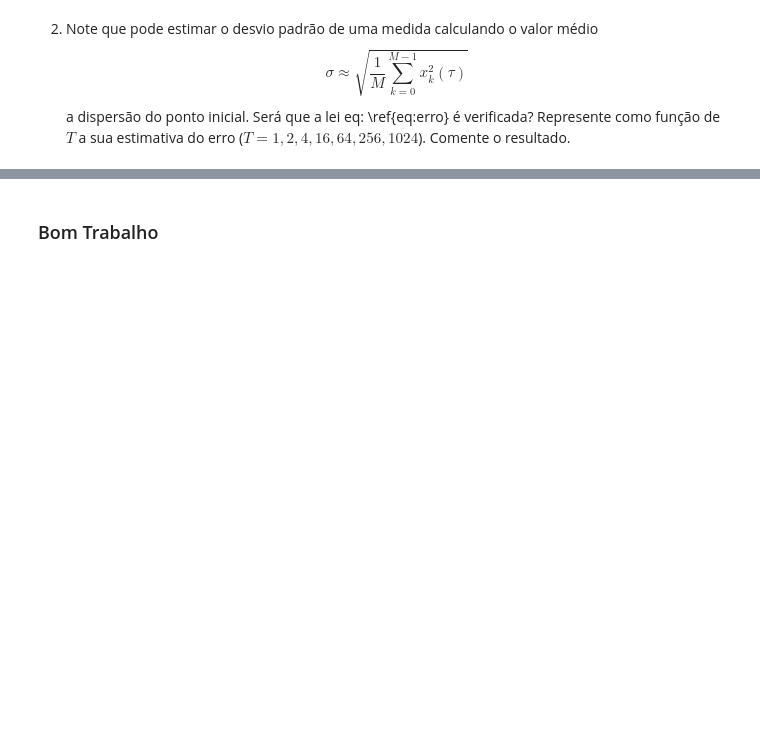
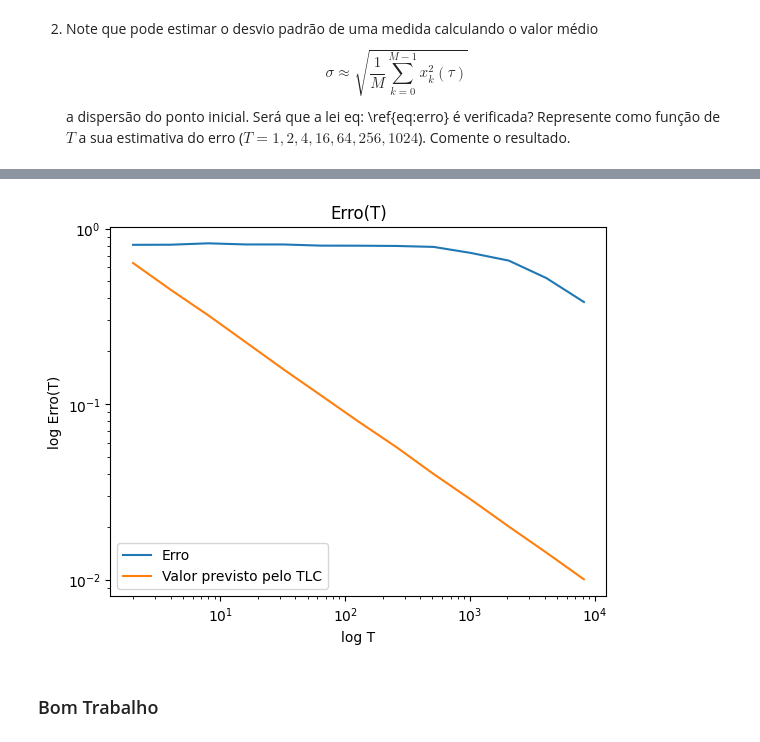
Before and after one commit to guilhermebaos/Aulas-Uni, a Jupyter notebook: Física Estatística/TPC2/TPC2.ipynb, the cells around one changed output, grey strips where cells are left out. Cells and saved outputs as stored; diff of their text form; code cells hidden in the pictures; blank space fills up the shorter version.

```diff
--- a/Física Estatística/TPC2/TPC2.ipynb
+++ b/Física Estatística/TPC2/TPC2.ipynb
@@ -903,4 +1071,42 @@ Responda Aqui
 # %%
-# Responda Aqui
+# NOTA: É necessário executar a célula anterior imediatamente antes desta, estamos a usar alguns dos seus resultados!
+
+TT = 2**np.arange(1, 14)
+
+ee = np.zeros(len(TT))
+ss = np.zeros(len(TT))
+oo = np.zeros(len(TT))
+for i, T in enumerate(TT):
+    # Tempo total para executar a simulação
+    ttotal = tau + T
+
+    # Simular M passeios
+    pp = passeio1d(V21, beta21, delta21, p0, ttotal)
+
+    # Estimar o valor médio para cada um dos M passeios
+    xbar = np.average(pp[:,tau-1:], axis=1)
+
+    # Calcular o Erro (tendo em conta que a média de x é 0)
+    ee[i] = np.sum(xbar**2) / M
+
+    # Estimar o desvio padrão
+    ss[i] = np.sqrt(np.sum(pp[:,tau]**2)/M)
+
+    # Usar o desvio padrão para calcular o erro
+    oo[i] = ss[i] / np.sqrt(T)
+
+
+# Representar graficamente o erro
+plt.plot(TT, ee, label="Erro")
+plt.plot(TT, oo, label="Valor previsto pelo TLC")
+plt.title("Erro(T)")
+plt.xlabel("log T")
+plt.ylabel("log Erro(T)")
+plt.xscale("log")
+plt.yscale("log")
+plt.legend()
+plt.show()
+# %% [output]
+[figure, added]
 # %% [markdown]
 ### Bom Trabalho
```
Also changed, not shown: parts of 11 cells of this notebook.
